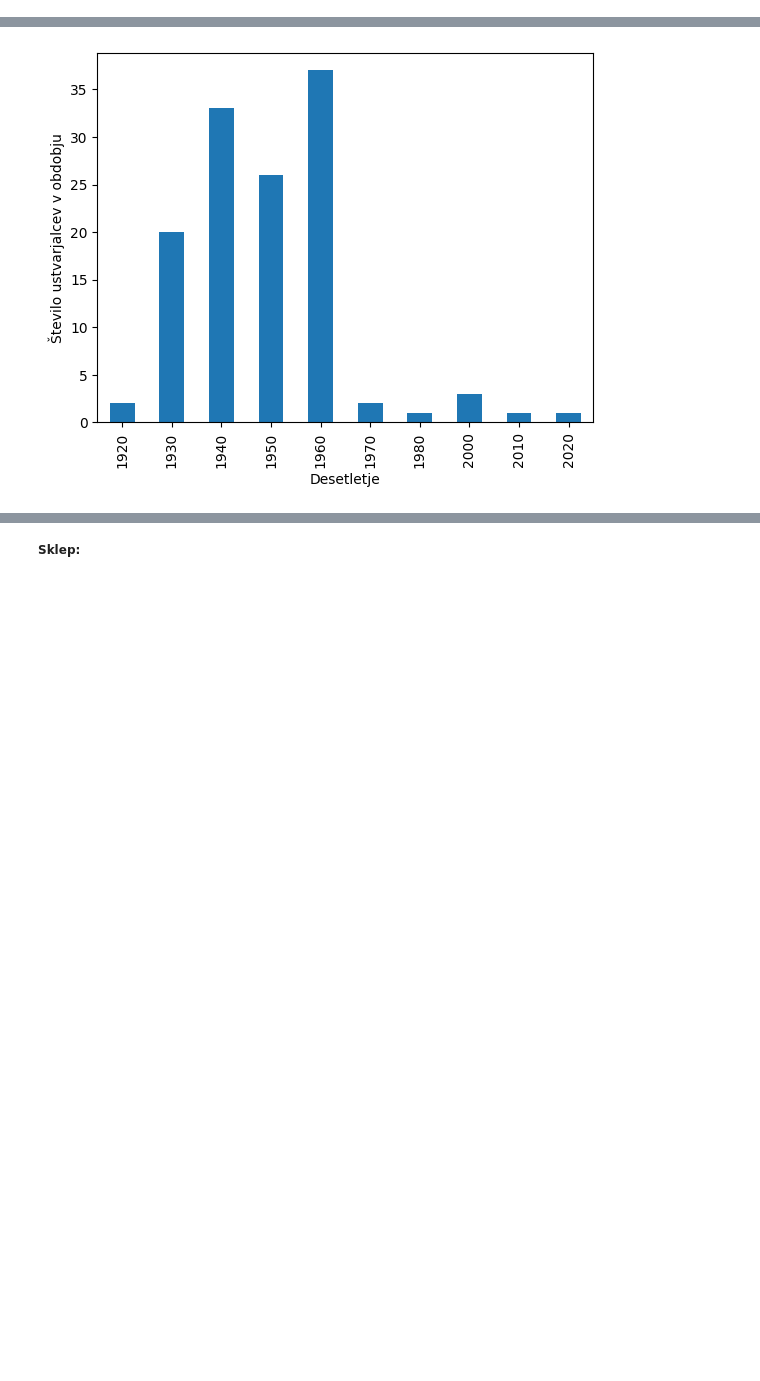
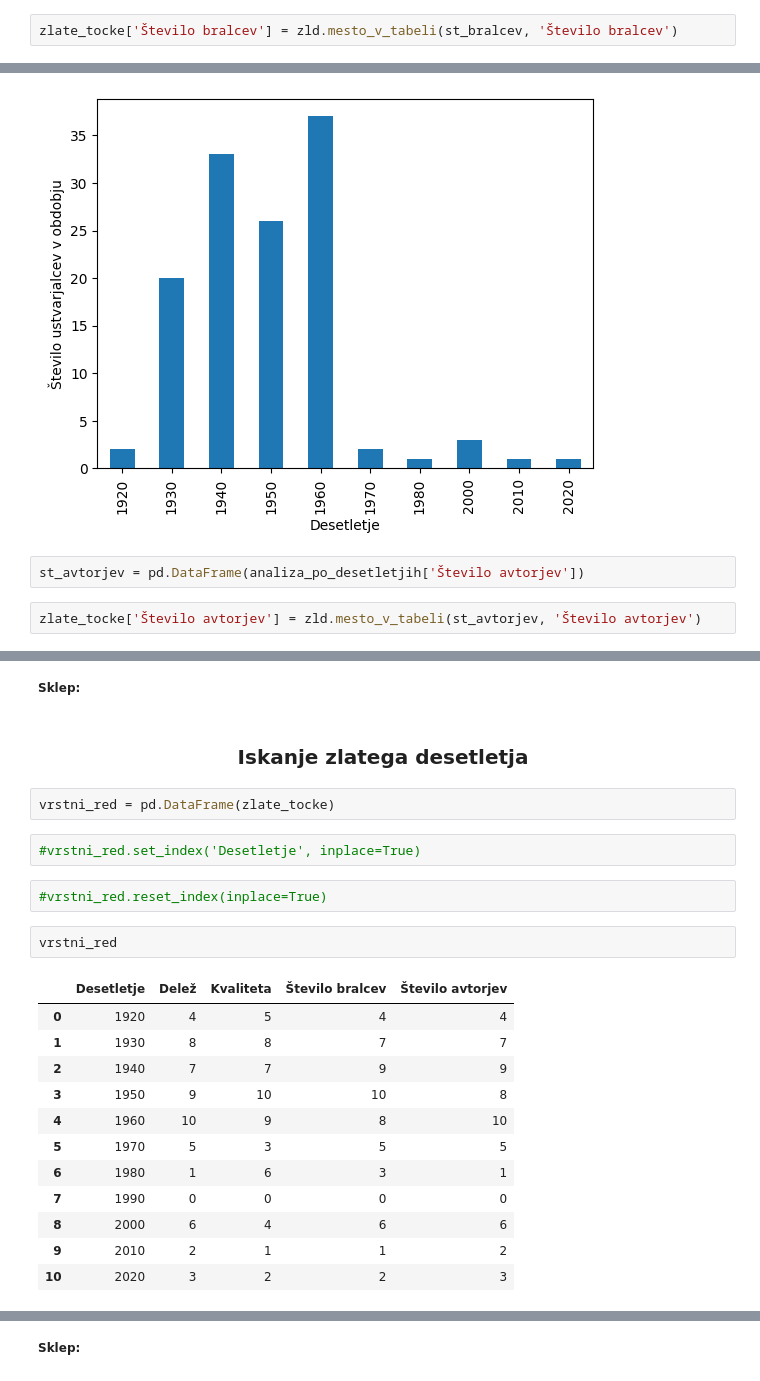
Before and after one commit to Benjamin-Dagarin/UVP_Projektna_naloga_2024, a Jupyter notebook: Analiza_fantazijskih_knjig.ipynb, the cells around one changed output, grey strips where cells are left out. Drawn from its saved outputs; the diff is of its cells as text; blank space fills up the shorter version.

```diff
--- a/Analiza_fantazijskih_knjig.ipynb
+++ b/Analiza_fantazijskih_knjig.ipynb
@@ -492,0 +516,2 @@ analiza_po_desetletjih['Število bralcev'].plot(kind='bar', ylabel='Število bra
+# %%
+zlate_tocke['Število bralcev'] = zld.mesto_v_tabeli(st_bralcev, 'Število bralcev')
@@ -497,3 +558,7 @@ analiza_po_desetletjih['Število avtorjev'].plot(kind='bar', ylabel='Število us
 # %% [output]
 <Axes: xlabel='Desetletje', ylabel='Število ustvarjalcev v obdobju'>
 [figure]
+# %%
+st_avtorjev = pd.DataFrame(analiza_po_desetletjih['Število avtorjev'])
+# %%
+zlate_tocke['Število avtorjev'] = zld.mesto_v_tabeli(st_avtorjev, 'Število avtorjev')
@@ -499,0 +601,25 @@ analiza_po_desetletjih['Število avtorjev'].plot(kind='bar', ylabel='Število us
+# %% [markdown]
+<p style="font-family:Verdana; font-size:12px"><b>Sklep:</b></p>
+# %% [markdown]
+<h3 style="text-align:center"><div style="font-size : 20px; font-style : Verdana; text-align : center">Iskanje zlatega desetletja</div></h3>
+# %%
+vrstni_red = pd.DataFrame(zlate_tocke)
+# %%
+#vrstni_red.set_index('Desetletje', inplace=True)
+# %%
+#vrstni_red.reset_index(inplace=True)
+# %%
+vrstni_red
+# %% [output]
+|  | Desetletje | Delež | Kvaliteta | Število bralcev | Število avtorjev |
+| 0 | 1920 | 4 | 5 | 4 | 4 |
+| 1 | 1930 | 8 | 8 | 7 | 7 |
+| 2 | 1940 | 7 | 7 | 9 | 9 |
+| 3 | 1950 | 9 | 10 | 10 | 8 |
+| 4 | 1960 | 10 | 9 | 8 | 10 |
+| 5 | 1970 | 5 | 3 | 5 | 5 |
+| 6 | 1980 | 1 | 6 | 3 | 1 |
+| 7 | 1990 | 0 | 0 | 0 | 0 |
+| 8 | 2000 | 6 | 4 | 6 | 6 |
+| 9 | 2010 | 2 | 1 | 1 | 2 |
+| 10 | 2020 | 3 | 2 | 2 | 3 |
```
Also changed, not shown: parts of 20 cells of this notebook, 1 other file.
